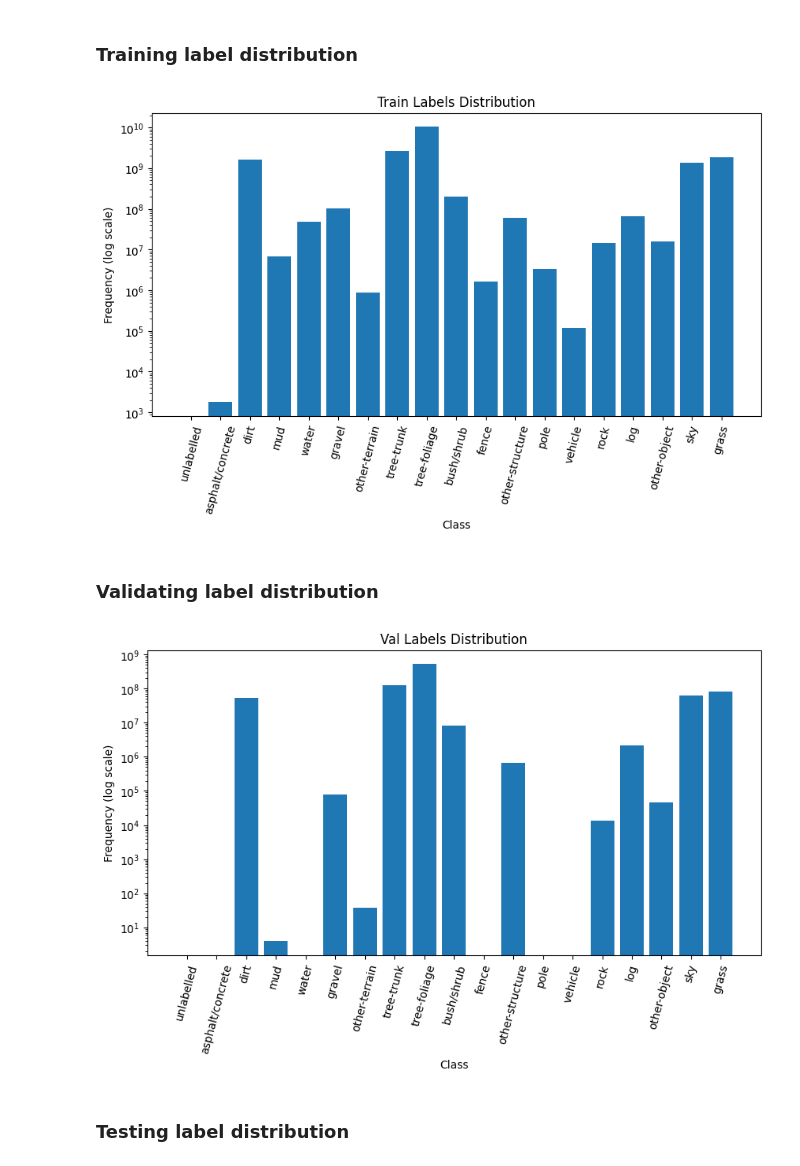
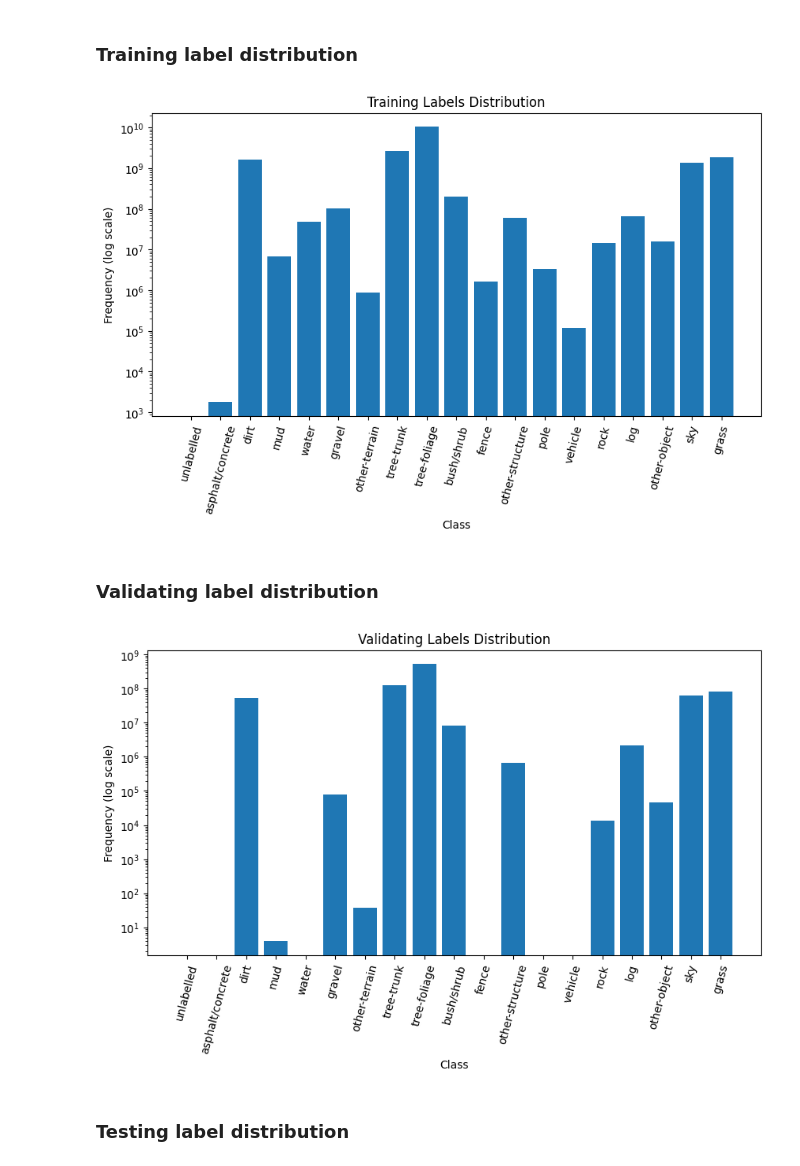
Before and after one commit to liam0414/COMP9517-Project, a Jupyter notebook: eda.ipynb, the cells around one changed output. Cells and saved outputs as stored; diff of their text form; code cells hidden in the pictures.

```diff
--- a/eda.ipynb
+++ b/eda.ipynb
@@ -68,7 +68,12 @@ train_df, val_df, test_df = get_dfs(1)
+# %%
+import os
+BIN_PATH = 'bin/'
+if not os.path.exists(BIN_PATH):
+    os.makedirs(BIN_PATH)
 # %% [markdown]
 ### Plotting helpers
 # %%
-def plot_distribution(distribution, title, classes):
+def plot_distribution(distribution, title, classes, save=True):
     plt.figure(figsize=(10, 5))
     plt.bar(range(len(distribution)), distribution, tick_label=[
         f'{classes[i]}' for i in range(len(distribution))
@@ -78,11 +83,13 @@ def plot_distribution(distribution, title, classes):
     plt.yscale('log')
     plt.title(title)
     plt.xticks(rotation=75)
+    if save:
+        plt.savefig(BIN_PATH + title)
     plt.show()
 
 
 def plot_folder_distributions(
-    folder_labels, title, subtitles, labels, axis_factor=None, font_factor=1
+    folder_labels, title, subtitles, labels, axis_factor=None, font_factor=1, save=True
 ):
     # row, column, and factoring
     total = len(folder_labels)
@@ -115,6 +122,9 @@ def plot_folder_distributions(
         if np.any(distribution != 0):
             ax_i.set_yscale('log')
         ax_i.set_title(subtitles[i], fontsize=17*font_factor)
+
+    if save:
+        fig.savefig(BIN_PATH + title)
 # %% [markdown]
 ### Label distribution helpers
 # %%
@@ -155,15 +165,15 @@ dataset_labels = val_labels + train_labels + test_labels
 # %% [markdown]
 ### **Training label distribution**
 # %%
-plot_distribution(train_labels, 'Train Labels Distribution', METAINFO['classes'])
+plot_distribution(train_labels, 'Training Labels Distribution', METAINFO['classes'])
 # %% [output]
-[figure, old version]
+[figure, new version]
 # %% [markdown]
 ### **Validating label distribution**
 # %%
-plot_distribution(val_labels, 'Val Labels Distribution', METAINFO['classes'])
+plot_distribution(val_labels, 'Validating Labels Distribution', METAINFO['classes'])
 # %% [output]
-[figure, old version]
+[figure, new version]
 # %% [markdown]
 ### **Testing label distribution**
 # %%
```
Also changed, not shown: parts of 4 cells of this notebook, 1 other file.
